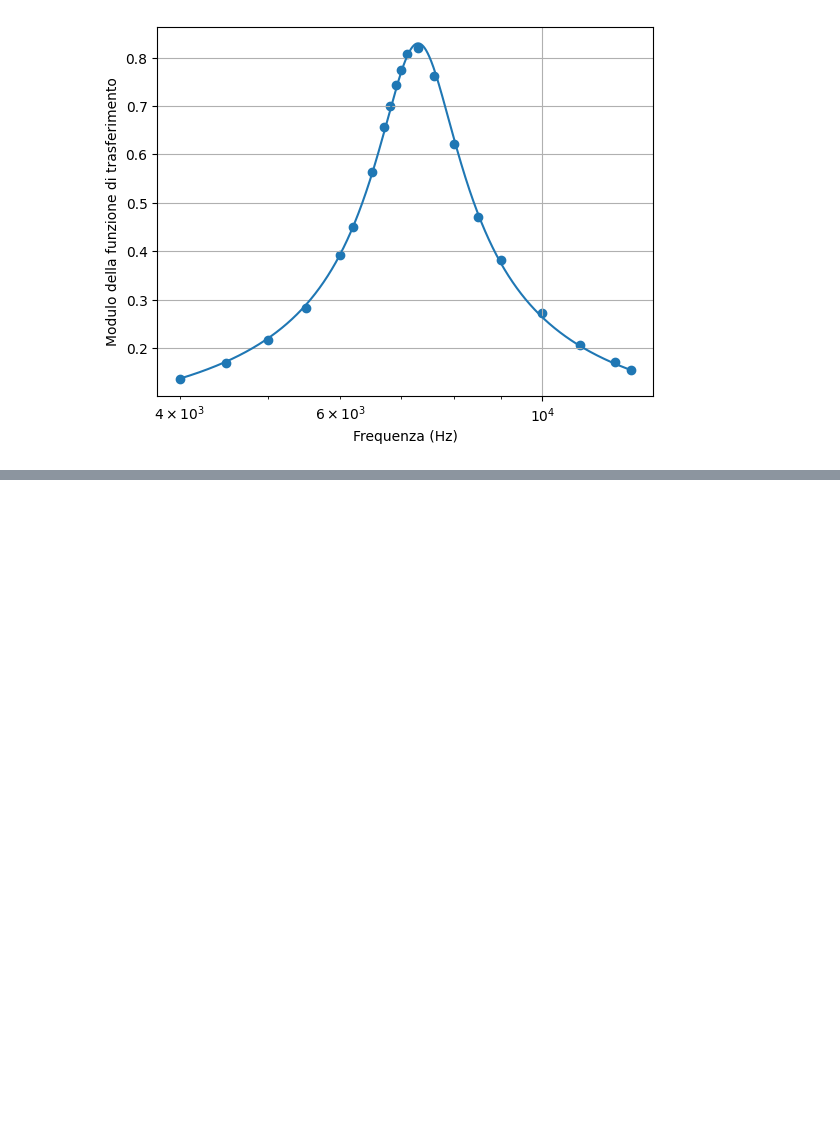
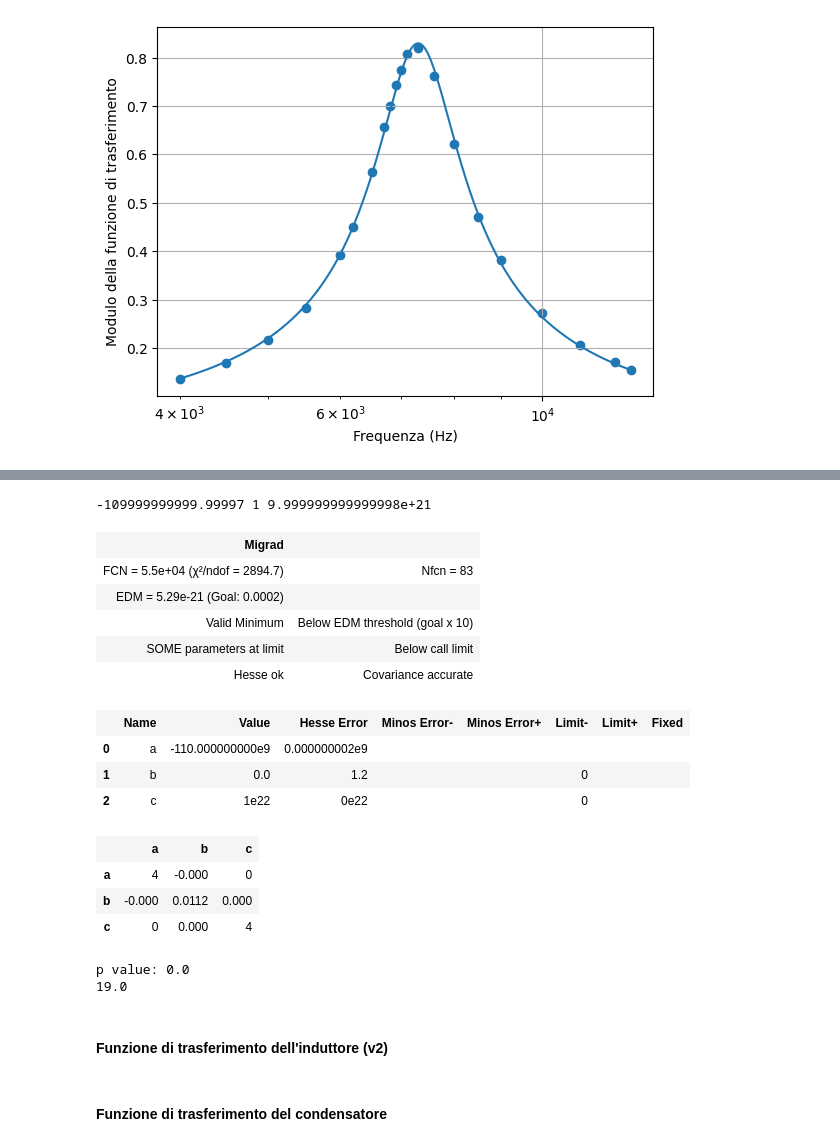
Before and after one commit to ARossiUnimib/Laboratorio-2---Gruppo-21-A.A.-2023-24, a Jupyter notebook: Notebooks/Circuiti_3/Circuiti_3.ipynb, the cells around one changed output, grey strips where cells are left out. Cells and saved outputs as stored; diff of their text form; code cells hidden in the pictures; blank space fills up the shorter version.

```diff
--- a/Notebooks/Circuiti_3/Circuiti_3.ipynb
+++ b/Notebooks/Circuiti_3/Circuiti_3.ipynb
@@ -432,0 +493,47 @@ plt.show()
+# %%
+a0 = R**2/(L**2) - 2/(C*L)
+b0 = 1
+c0 = 1/(C*L)**2
+print(a0,b0,c0)
+# %% [output]
+-109999999999.99997 1 9.999999999999998e+21
+# %%
+def model(x,a,b,c):
+    return x / np.sqrt(a + b*x**2 + c/(x**2))
+
+V_err = 0.02 * Vout/Vin
+
+minimi_quadrati = LeastSquares(freq, Vout/Vin, V_err, model)
+
+m = Minuit(minimi_quadrati, a = a0, b = b0, c = c0)
+m.strategy = 2
+m.limits["b", "c"] = (0, None)
+m.migrad()
+m.hesse()
+display(m)
+
+def func(x):
+    return chi2.cdf(x,m.ndof)
+
+pvalue = func(np.inf) - func(m.fval)
+print("p value: " + str(pvalue))
+print(m.ndof)
+# %% [output]
+| Migrad |  |
+| FCN = 5.5e+04 (χ²/ndof = 2894.7) | Nfcn = 83 |
+| EDM = 5.29e-21 (Goal: 0.0002) |  |
+| Valid Minimum | Below EDM threshold (goal x 10) |
+| SOME parameters at limit | Below call limit |
+| Hesse ok | Covariance accurate |
+|  | Name | Value | Hesse Error | Minos Error- | Minos Error+ | Limit- | Limit+ | Fixed |
+| 0 | a | -110.000000000e9 | 0.000000002e9 |  |  |  |  |  |
+| 1 | b | 0.0 | 1.2 |  |  | 0 |  |  |
+| 2 | c | 1e22 | 0e22 |  |  | 0 |  |  |
+|  | a | b | c |
+| a | 4 | -0.000 | 0 |
+| b | -0.000 | 0.0112 | 0.000 |
+| c | 0 | 0.000 | 4 |
+p value: 0.0
+19.0
+# %% [markdown]
+#### Funzione di trasferimento dell'induttore (v2)
@@ -432,0 +560,2 @@ plt.show()
+# %% [markdown]
+#### Funzione di trasferimento del condensatore
```
Also changed, not shown: parts of 16 cells of this notebook, 4 other files.
